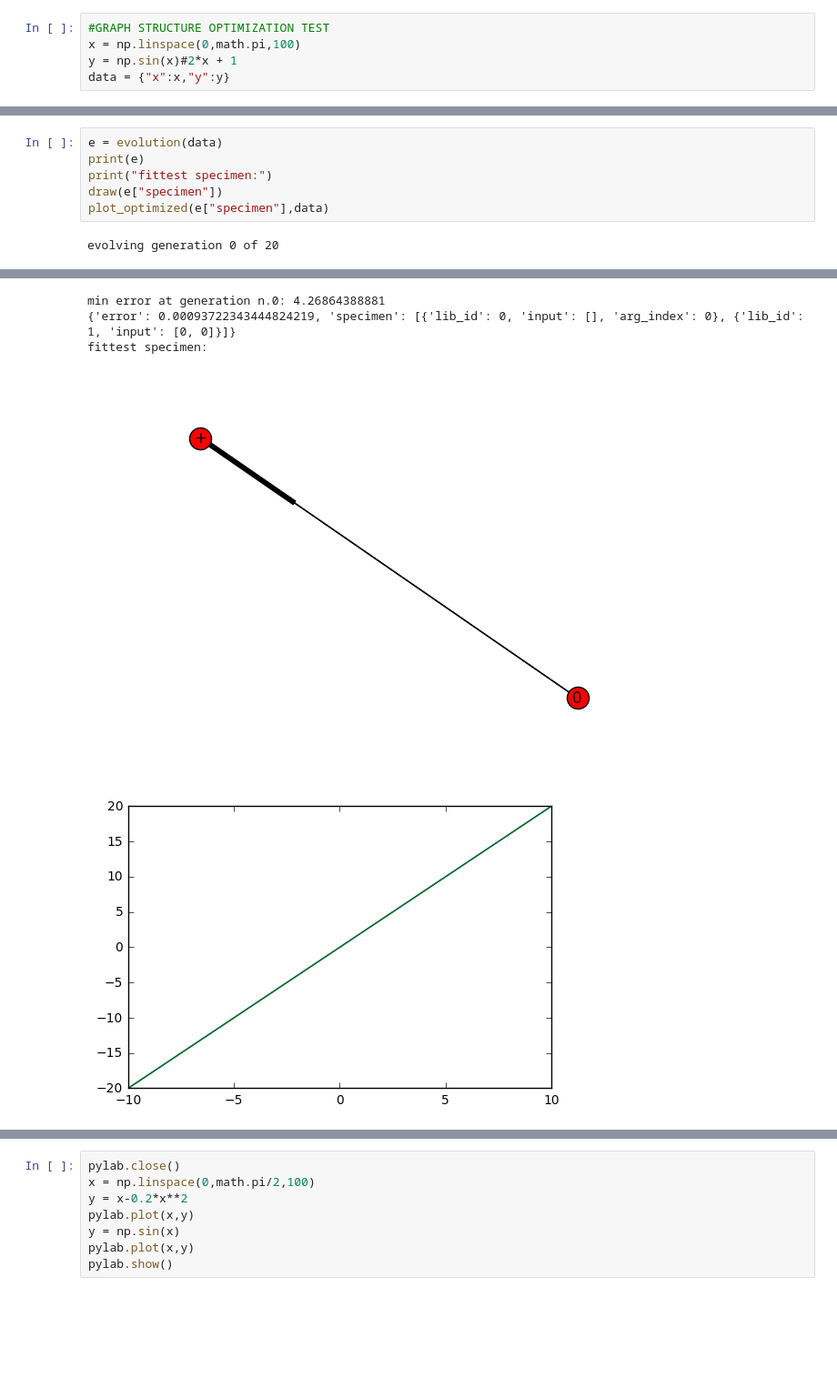
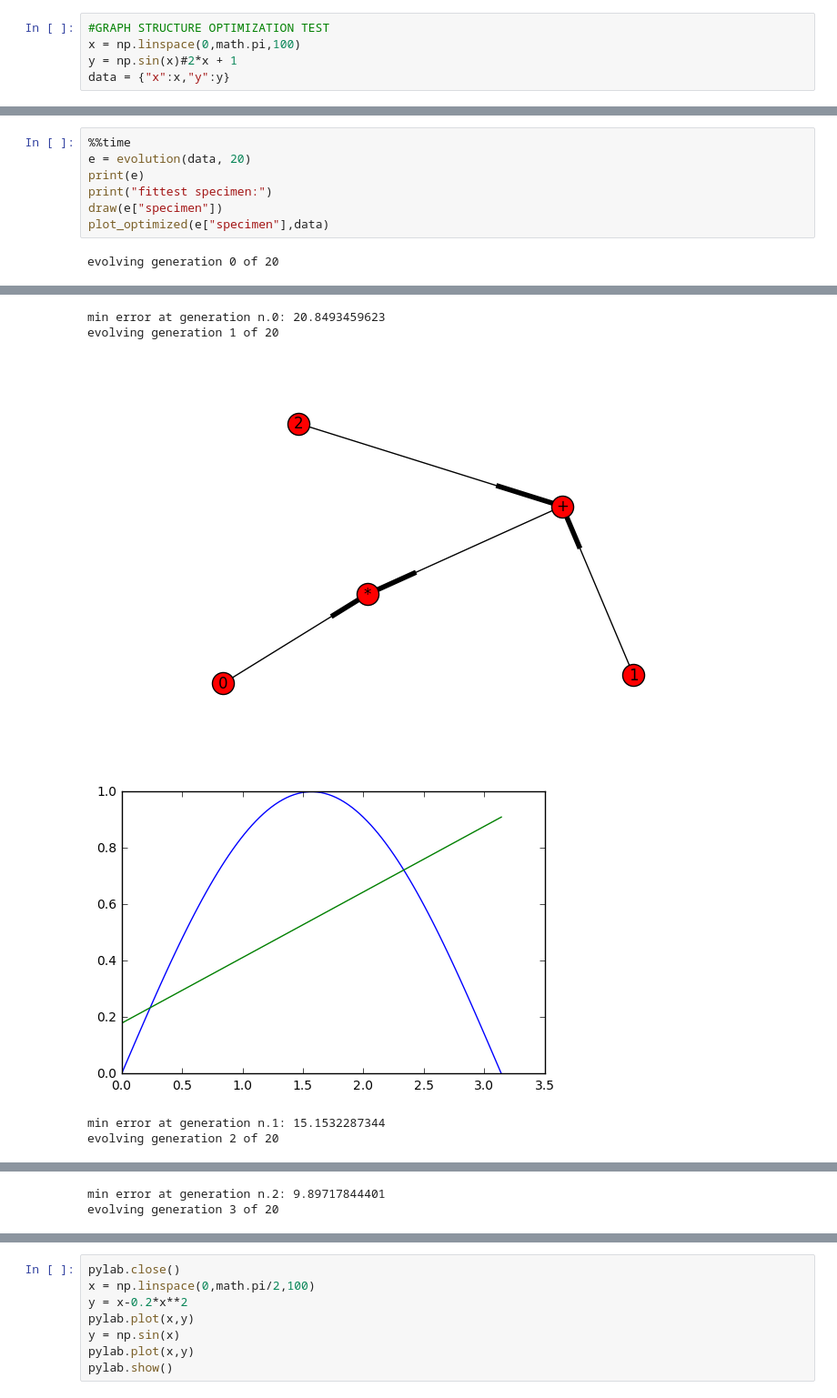
Before and after one commit to Xenophyte/Long-Term-Memory-AI, a Jupyter notebook: function nesting.ipynb, the cells around one changed output, grey strips where cells are left out. Shown at 91% size. Saved outputs shown, nothing was run; the diff lists cells and outputs as text; blank space fills up the shorter version.

```diff
--- a/function nesting.ipynb
+++ b/function nesting.ipynb
@@ -43,5 +24,6 @@ array([[-10.        ,  -9.7979798 ,  -9.5959596 ,  -9.39393939,
 # %%
-e = evolution(data)
+%%time
+e = evolution(data, 20)
 print(e)
 print("fittest specimen:")
 draw(e["specimen"])
@@ -53,5 +35,6 @@ evolving generation 0 of 20
-min error at generation n.0: 4.26864388881
-{'error': 0.00093722343444824219, 'specimen': [{'lib_id': 0, 'input': [], 'arg_index': 0}, {'lib_id': 1, 'input': [0, 0]}]}
-fittest specimen:
+min error at generation n.0: 20.8493459623
+evolving generation 1 of 20
-[figure, old version]
+[figure, new version]
-[figure, old version]
+[figure, new version]
+min error at generation n.1: 15.1532287344
+evolving generation 2 of 20
@@ -57,0 +43,2 @@ fittest specimen:
+min error at generation n.2: 9.89717844401
+evolving generation 3 of 20
```
Also changed, not shown: parts of 9 cells of this notebook, 1 other file.
